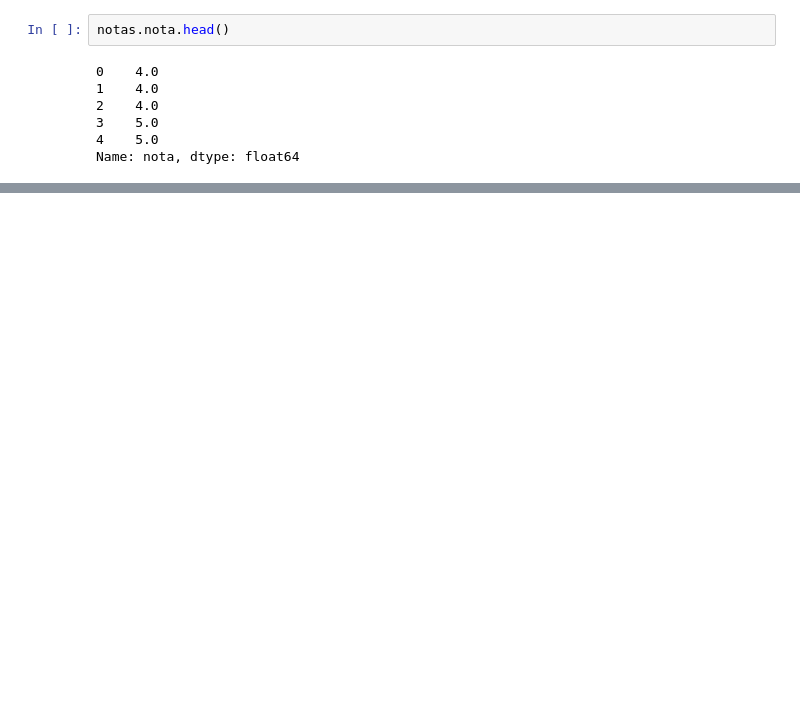
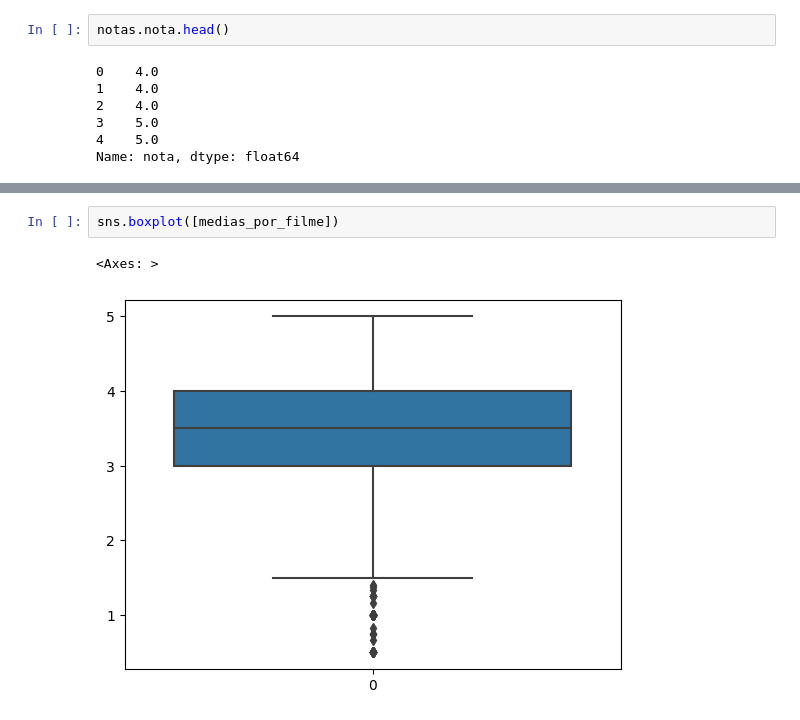
Before and after one commit to mariatozi/codigos-estudos, a Jupyter notebook: Alura_DS.ipynb, the cells around one changed output, grey strips where cells are left out. Drawn from its saved outputs; the diff is of its cells as text; blank space fills up the shorter version.

```diff
--- a/Alura_DS.ipynb
+++ b/Alura_DS.ipynb
@@ -105,0 +201,5 @@ sns.boxplot(notas.nota)
+# %%
+sns.boxplot([medias_por_filme])
+# %% [output]
+<Axes: >
+[figure, added]
```
Also changed, not shown: parts of 22 cells of this notebook.
